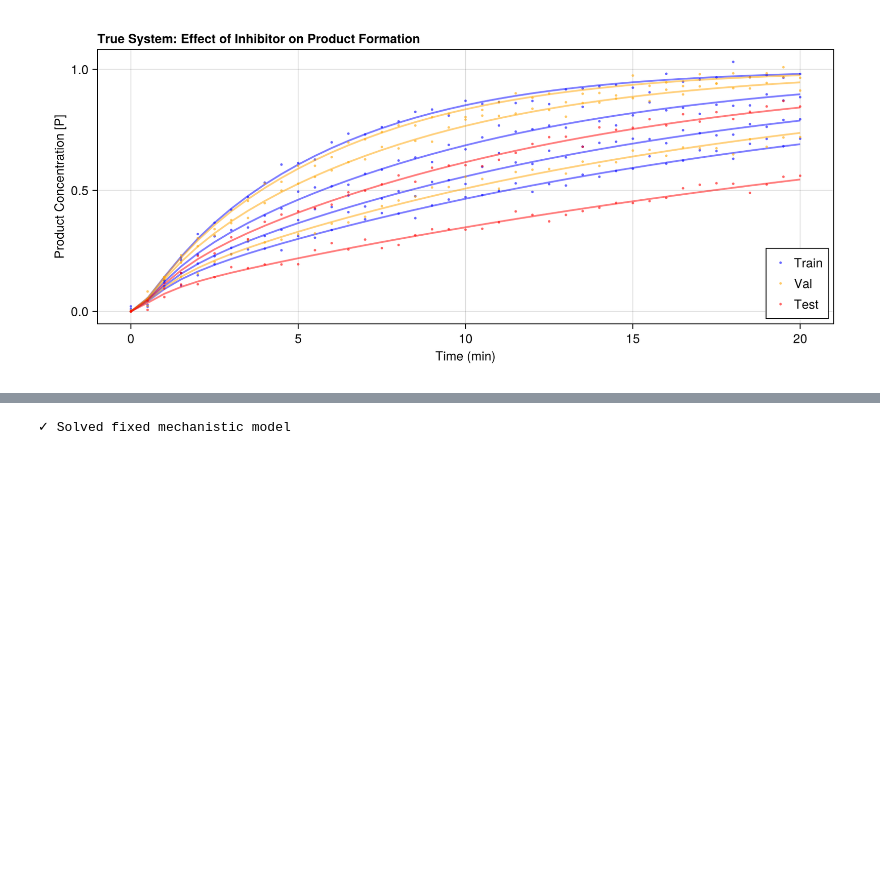
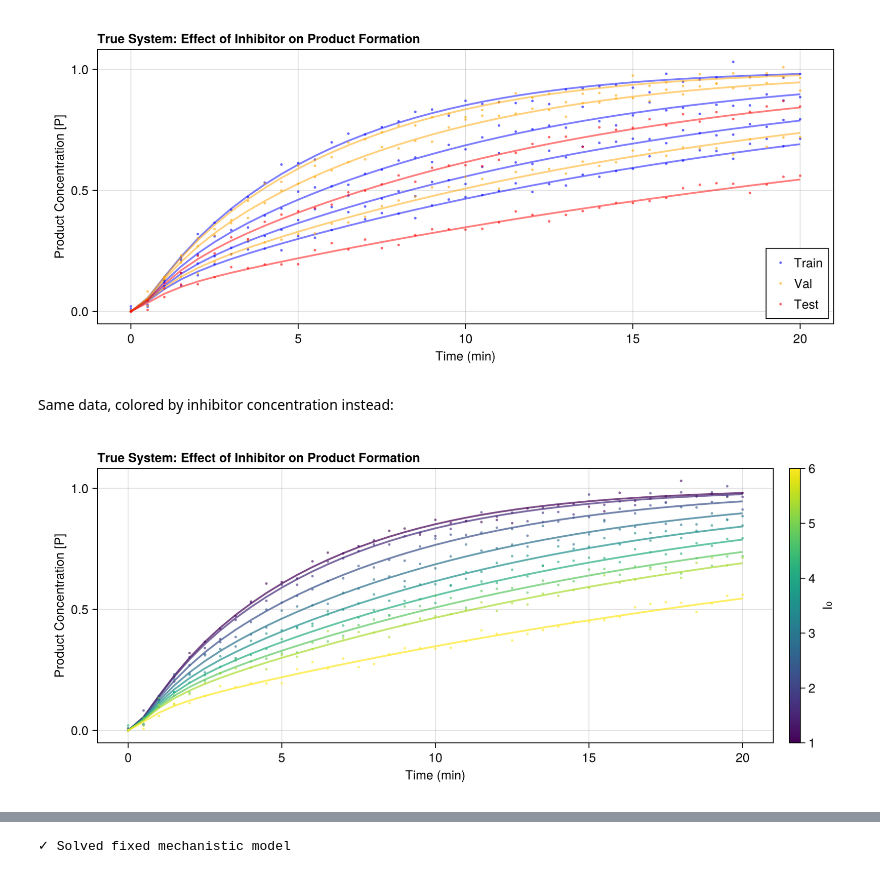
Before and after one commit to ImmunoSystemsBiology/ude-workshop, a Jupyter notebook: 2-serial-hybrid.ipynb, the cells around one changed output, grey strips where cells are left out. Cells and saved outputs as stored; diff of their text form; code cells hidden in the pictures; blank space fills up the shorter version.

```diff
--- a/2-serial-hybrid.ipynb
+++ b/2-serial-hybrid.ipynb
@@ -196,6 +196,37 @@ fig_true = let f = Figure(size=(900, 400))
 end
 # %% [output]
 [figure]
+# %% [markdown]
+Same data, colored by inhibitor concentration instead:
+# %%
+fig_true_by_I0 = let f = Figure(size=(900, 400))
+    ax1 = Axis(f[1,1],
+        title="True System: Effect of Inhibitor on Product Formation",
+        xlabel="Time (min)",
+        ylabel="Product Concentration [P]",
+        titlealign=:left)
+
+    # Get all I0 values and create colormap
+    all_I0 = sort(vcat(I0_train, I0_val, I0_test))
+    colors = get(Makie.ColorSchemes.viridis, range(0.0, 1.0, length=length(all_I0)))
+
+    # Plot all trajectories colored by I0
+    for (i, I0) in enumerate(all_I0)
+        data_idx = findfirst(d -> d.I0 == I0, true_solutions)
+        if !isnothing(data_idx)
+            data = true_solutions[data_idx]
+            lines!(ax1, data.sol.t, data.sol[4, :],
+                   color=colors[i], linewidth=2, alpha=0.7)
+            scatter!(ax1, t_sample, data.P_measured,
+                    color=colors[i], markersize=4, alpha=0.6)
+        end
+    end
+
+    Colorbar(f[1,2], colormap=:viridis, limits=(minimum(all_I0), maximum(all_I0)), label="I₀")
+    f
+end
+# %% [output]
+[figure, added]
 # %% [markdown]
 ## Mechanistic Model Predictions
 
```
Also changed, not shown: parts of 5 cells of this notebook.
